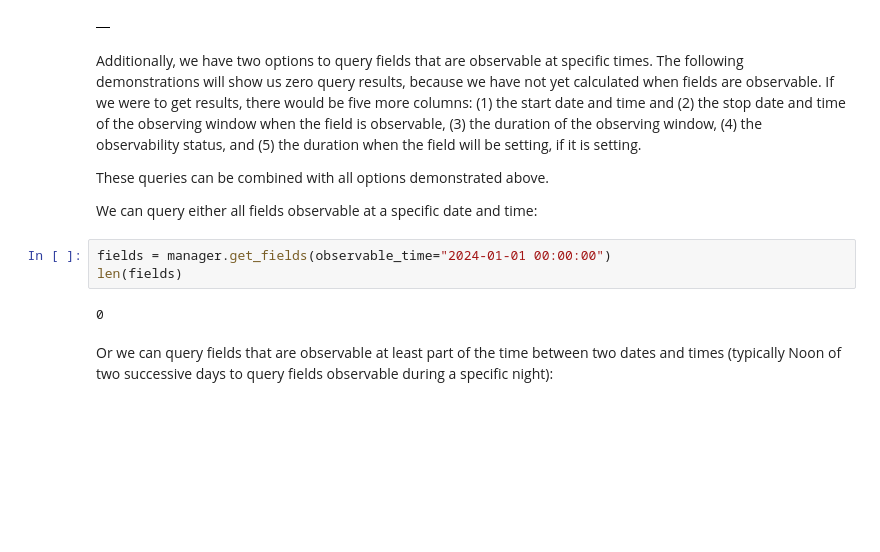
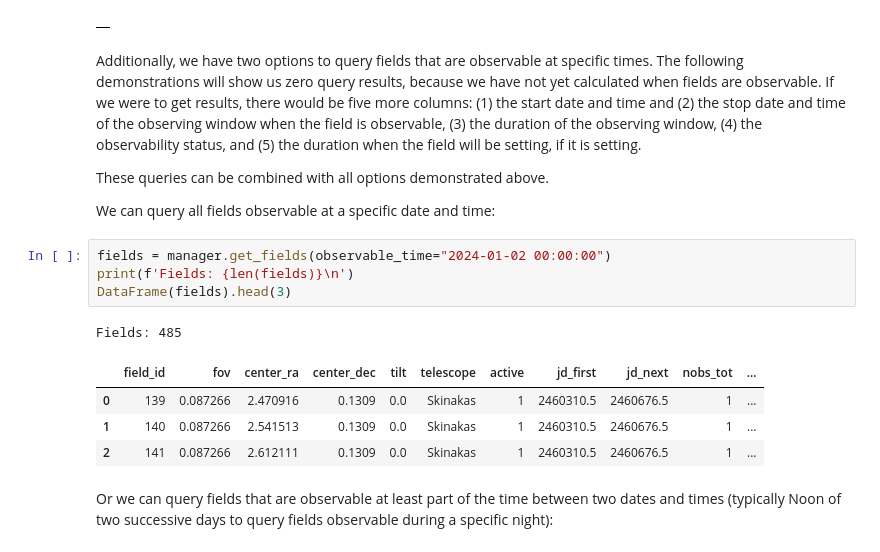
Before and after one commit to skiehl/pasiphae-survey-planner, a Jupyter notebook: Doc_DBManagers.ipynb, the cells around one changed output. Saved outputs shown, nothing was run; the diff lists cells and outputs as text; blank space fills up the shorter version.

```diff
--- a/Doc_DBManagers.ipynb
+++ b/Doc_DBManagers.ipynb
@@ -632,12 +632,17 @@ Additionally, we have two options to query fields that are observable at specifi
 
 These queries can be combined with all options demonstrated above.
 
-We can query either all fields observable at a specific date and time:
+We can query all fields observable at a specific date and time:
 # %%
-fields = manager.get_fields(observable_time="2024-01-01 00:00:00")
-len(fields)
+fields = manager.get_fields(observable_time="2024-01-02 00:00:00")
+print(f'Fields: {len(fields)}\n')
+DataFrame(fields).head(3)
 # %% [output]
-0
+Fields: 485
+|  | field_id | fov | center_ra | center_dec | tilt | telescope | active | jd_first | jd_next | nobs_tot | ... |
+| 0 | 139 | 0.087266 | 2.470916 | 0.1309 | 0.0 | Skinakas | 1 | 2460310.5 | 2460676.5 | 1 | ... |
+| 1 | 140 | 0.087266 | 2.541513 | 0.1309 | 0.0 | Skinakas | 1 | 2460310.5 | 2460676.5 | 1 | ... |
+| 2 | 141 | 0.087266 | 2.612111 | 0.1309 | 0.0 | Skinakas | 1 | 2460310.5 | 2460676.5 | 1 | ... |
 # %% [markdown]
 Or we can query fields that are observable at least part of the time between two dates and times (typically Noon of two successive days to query fields observable during a specific night):
 # %%
```
Also changed, not shown: parts of 4 cells of this notebook, 2 other files.
